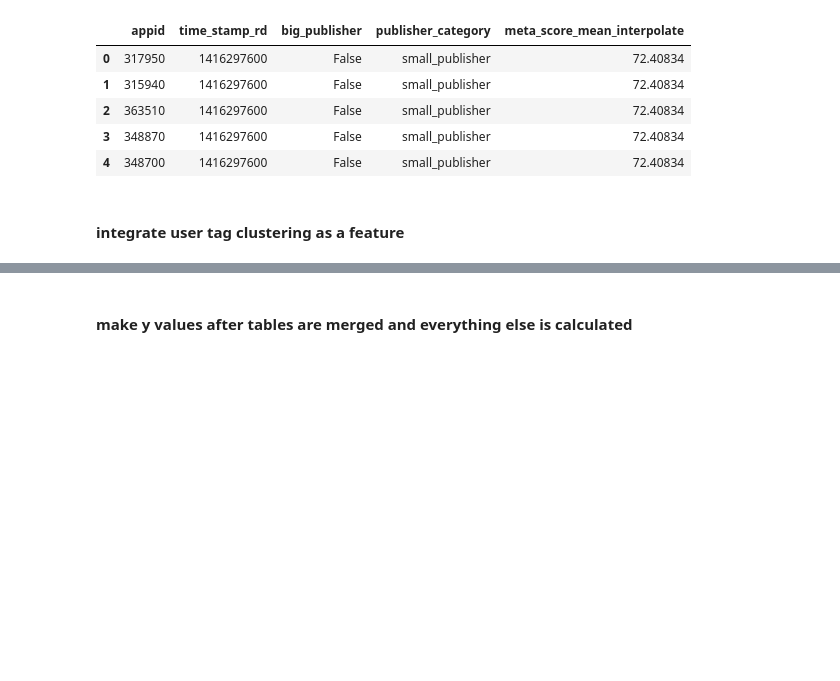
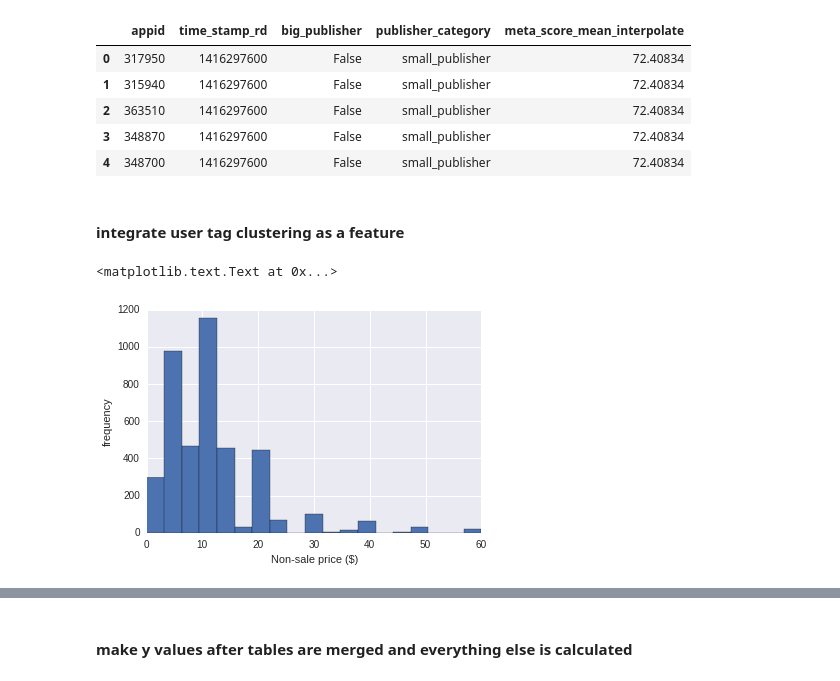
Before and after one commit to rbrackney/game_prices, a Jupyter notebook: data_analysis/make_pipeline.ipynb, the cells around one changed output, grey strips where cells are left out. Saved outputs shown, nothing was run; the diff lists cells and outputs as text; code cells hidden in the pictures; blank space fills up the shorter version.

```diff
--- a/data_analysis/make_pipeline.ipynb
+++ b/data_analysis/make_pipeline.ipynb
@@ -126,0 +135,8 @@ df_merged_features['sale_count_x_specific_epoch_time_since'] =df_merged_features
+# %%
+df_merged_features.median_initial_price.plot(kind='hist',bins = np.linspace(0,60,20))
+plt.xlim([0,60])
+plt.xlabel('Non-sale price ($)')
+plt.ylabel('frequency')
+# %% [output]
+<matplotlib.text.Text at 0x...>
+[figure, added]
```
Also changed, not shown: parts of 17 cells of this notebook, 6 other files.
